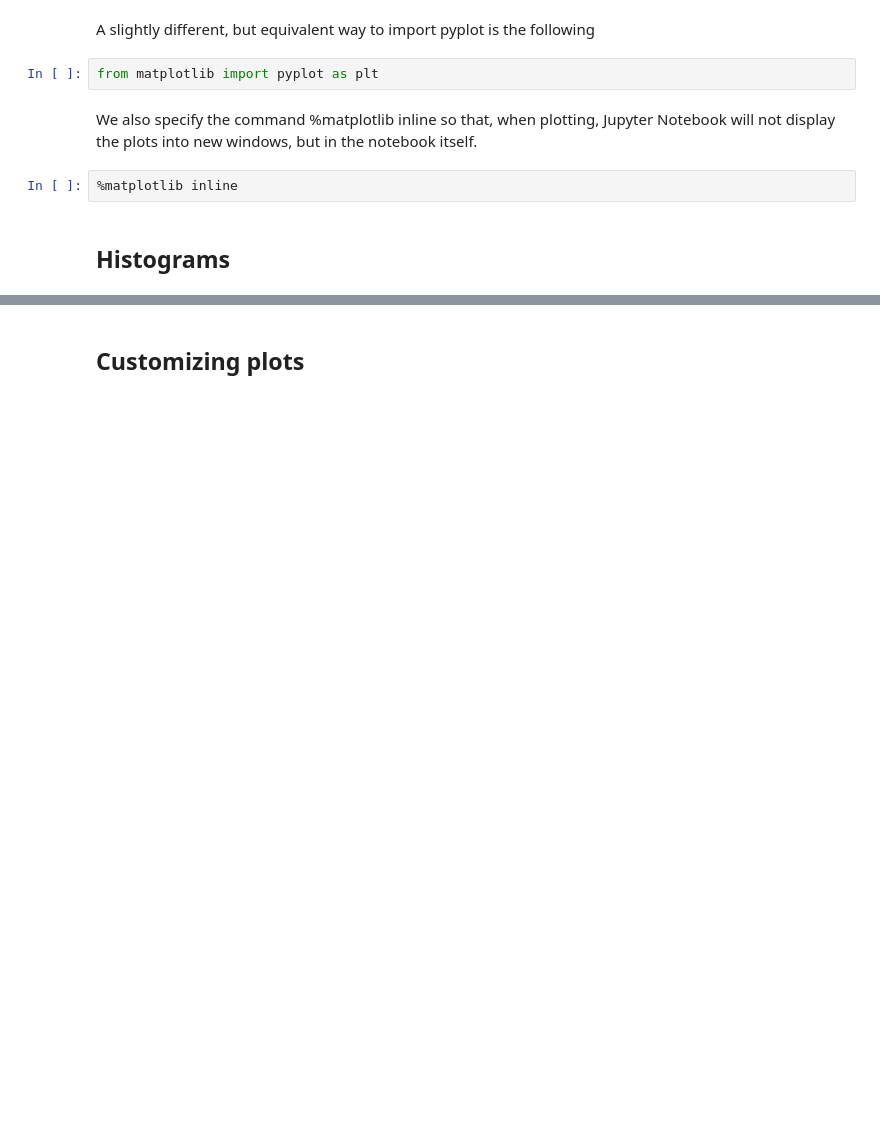
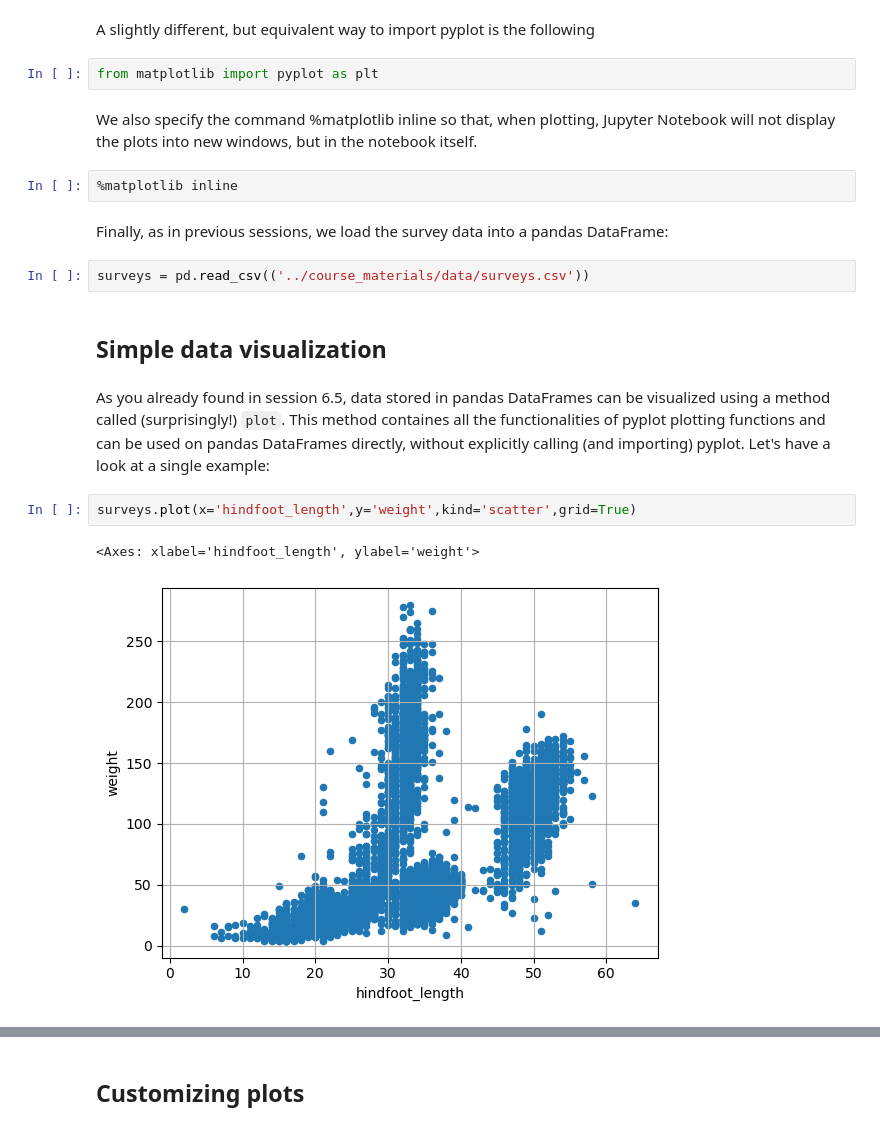
Before and after one commit to UtrechtUniversity/workshop-introduction-to-python, a Jupyter notebook: book/data-science-with-pandas-4.ipynb, the cells around one changed output, grey strips where cells are left out. Drawn from its saved outputs; the diff is of its cells as text; blank space fills up the shorter version.

Commit message:
Histogram session removed and replaced with Simple data visualization

```diff
--- a/book/data-science-with-pandas-4.ipynb
+++ b/book/data-science-with-pandas-4.ipynb
@@ -31,5 +31,16 @@ from matplotlib import pyplot as plt
 We also specify the command %matplotlib inline so that, when plotting, Jupyter Notebook will not display the plots into new windows, but in the notebook itself.
 # %%
 %matplotlib inline
+# %% [markdown]
+Finally, as in previous sessions, we load the survey data into a pandas DataFrame:
+# %%
+surveys = pd.read_csv(('../course_materials/data/surveys.csv'))
 # %% [markdown]
-## Histograms
+## Simple data visualization
+# %% [markdown]
+As you already found in session 6.5, data stored in pandas DataFrames can be visualized using a method called (surprisingly!) `plot`. This method containes all the functionalities of pyplot plotting functions and can be used on pandas DataFrames directly, without explicitly calling (and importing) pyplot. Let's have a look at a single example:
+# %%
+surveys.plot(x='hindfoot_length',y='weight',kind='scatter',grid=True)
+# %% [output]
+<Axes: xlabel='hindfoot_length', ylabel='weight'>
+[figure, added]
```
Also changed, not shown: parts of 11 cells of this notebook.
